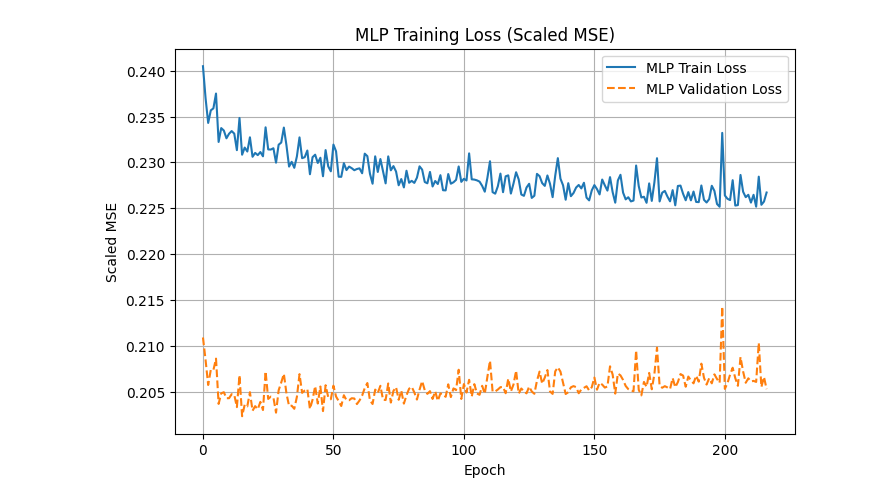
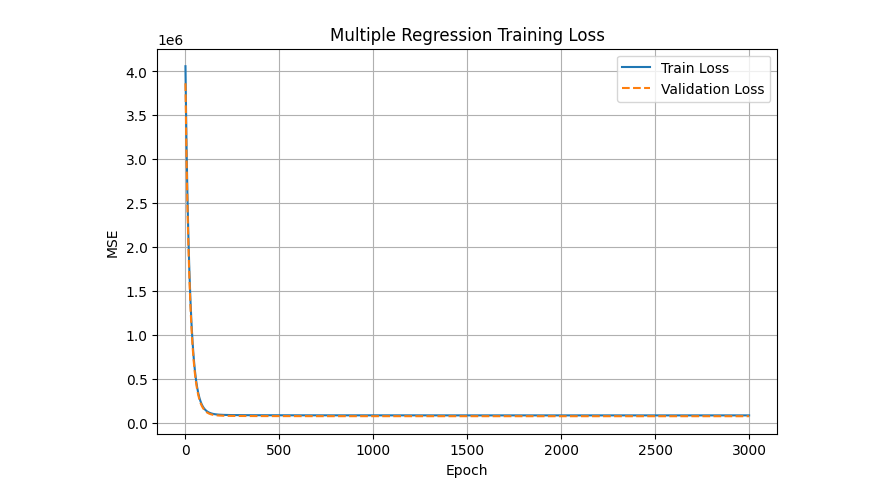
Before and after one commit to Proxiermax/ML-PROJECT, a Jupyter notebook: src/modeling/evaluation_regression.ipynb, the cells around one changed output. Drawn from its saved outputs; the diff is of its cells as text; code cells hidden in the pictures.

```diff
--- a/src/modeling/evaluation_regression.ipynb
+++ b/src/modeling/evaluation_regression.ipynb
@@ -48,15 +48,15 @@ plt.show()
-# %%
-plt.figure(figsize=(8, 5))
-
-plt.plot(mlp_regression_metrics["Loss History"], label="MLP Train Loss")
-plt.plot(mlp_regression_metrics["Val History"], label="MLP Validation Loss", linestyle="--")
-
-plt.title("MLP Training Loss (Scaled MSE)")
-plt.xlabel("Epoch")
-plt.ylabel("Scaled MSE")
-plt.legend()
-plt.grid(True)
-
-plt.show()
-# %% [output]
-[figure, removed]
+# %%
+plt.figure(figsize=(8, 5))
+
+plt.plot(scratch_multiple_regression_metrics["Loss History"], label="Train Loss")
+plt.plot(scratch_multiple_regression_metrics["Val History"], label="Validation Loss", linestyle="--")
+
+plt.title("Multiple Regression Training Loss")
+plt.xlabel("Epoch")
+plt.ylabel("MSE")
+plt.legend()
+plt.grid(True)
+
+plt.show()
+# %% [output]
+[figure, added]
```
Also changed, not shown: parts of 7 cells of this notebook, 12 other files.
